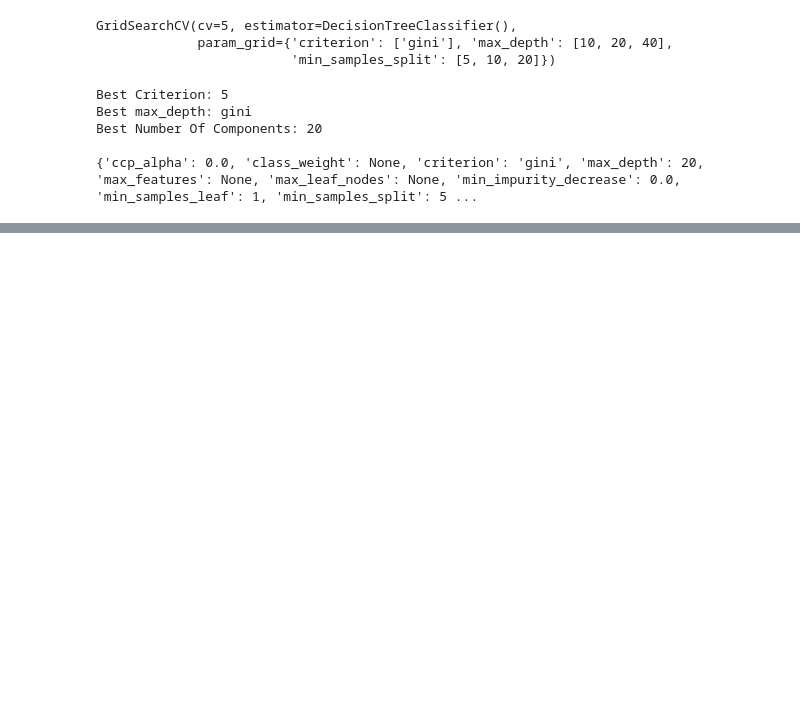
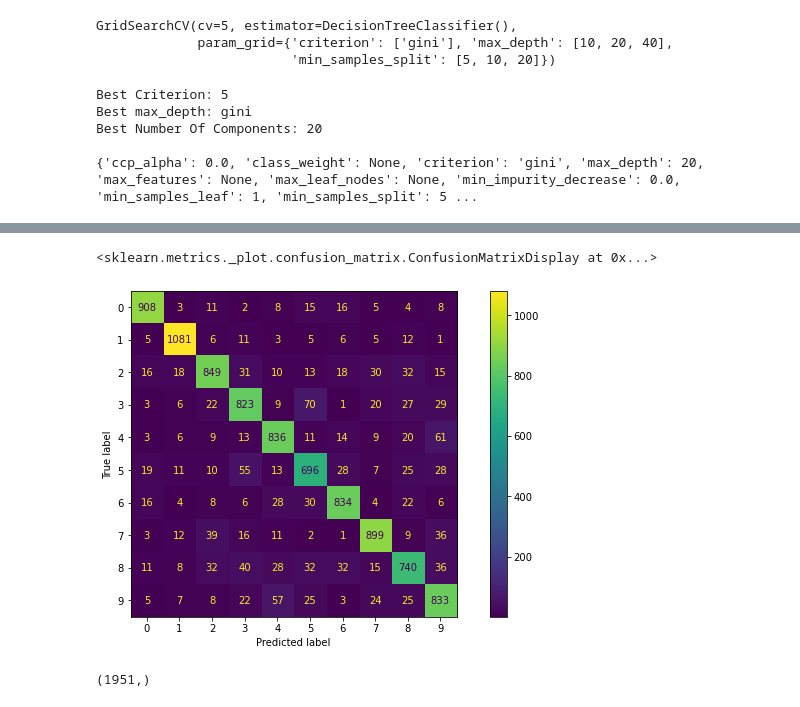
Before and after one commit to Shuaf98/y-data, a Jupyter notebook: ydata_supervised_learning/lecture5_DecisionTrees/Decision Trees _Exercise.ipynb, the cells around one changed output, grey strips where cells are left out. Cells and saved outputs as stored; diff of their text form; code cells hidden in the pictures; blank space fills up the shorter version.

```diff
--- a/ydata_supervised_learning/lecture5_DecisionTrees/Decision Trees _Exercise.ipynb
+++ b/ydata_supervised_learning/lecture5_DecisionTrees/Decision Trees _Exercise.ipynb
@@ -358,0 +366,9 @@ df[['param_min_samples_split', 'param_max_depth', 'mean_test_score']]
+# %%
+from sklearn.metrics import ConfusionMatrixDisplay
+clf = DecisionTreeClassifier(random_state= 0)
+clf.fit(x_train, y_train)
+fig, ax = plt.subplots(figsize=(12, 6))
+ConfusionMatrixDisplay.from_predictions(y_test, clf.predict(x_test), ax = ax)
+# %% [output]
+<sklearn.metrics._plot.confusion_matrix.ConfusionMatrixDisplay at 0x...>
+[figure, added]
@@ -358,0 +380,5 @@ df[['param_min_samples_split', 'param_max_depth', 'mean_test_score']]
+# %%
+prune_alphas = prunes[:-1]
+prune_alphas.shape
+# %% [output]
+(1951,)
```
Also changed, not shown: parts of 18 cells of this notebook, 6 other files.
